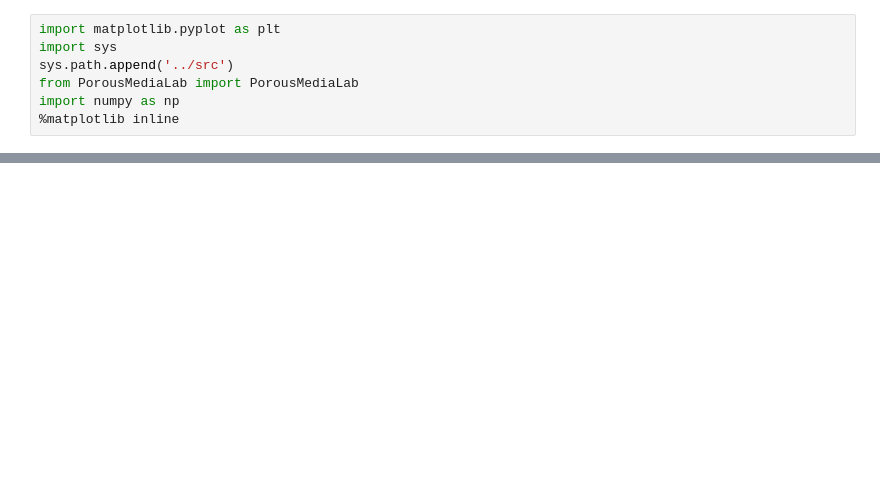
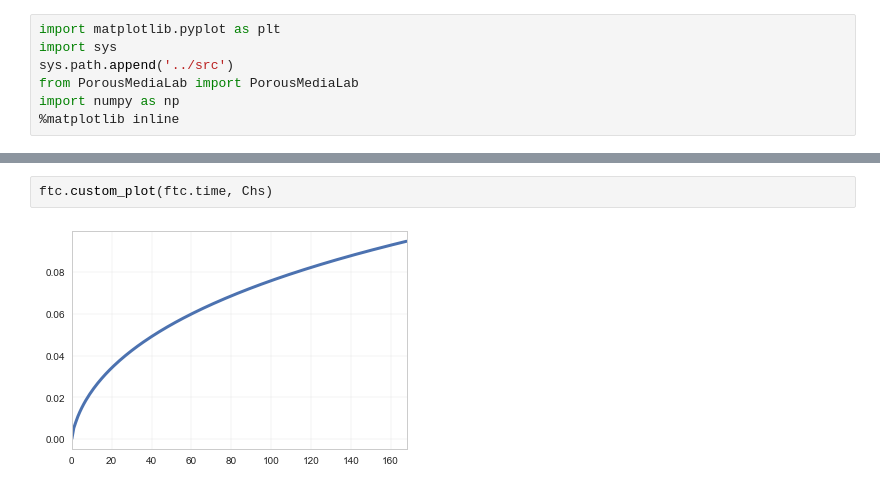
Before and after one commit to biogeochemistry/PorousMediaLab, a Jupyter notebook: examples/tracer_gas_in_column.ipynb, the cells around one changed output, grey strips where cells are left out. Cells and saved outputs as stored; diff of their text form; blank space fills up the shorter version.

```diff
--- a/examples/tracer_gas_in_column.ipynb
+++ b/examples/tracer_gas_in_column.ipynb
@@ -56,0 +48,4 @@ ftc.SF6
+# %%
+ftc.custom_plot(ftc.time, Chs)
+# %% [output]
+[figure, added]
```
Also changed, not shown: parts of 12 cells of this notebook, 2 other files.
